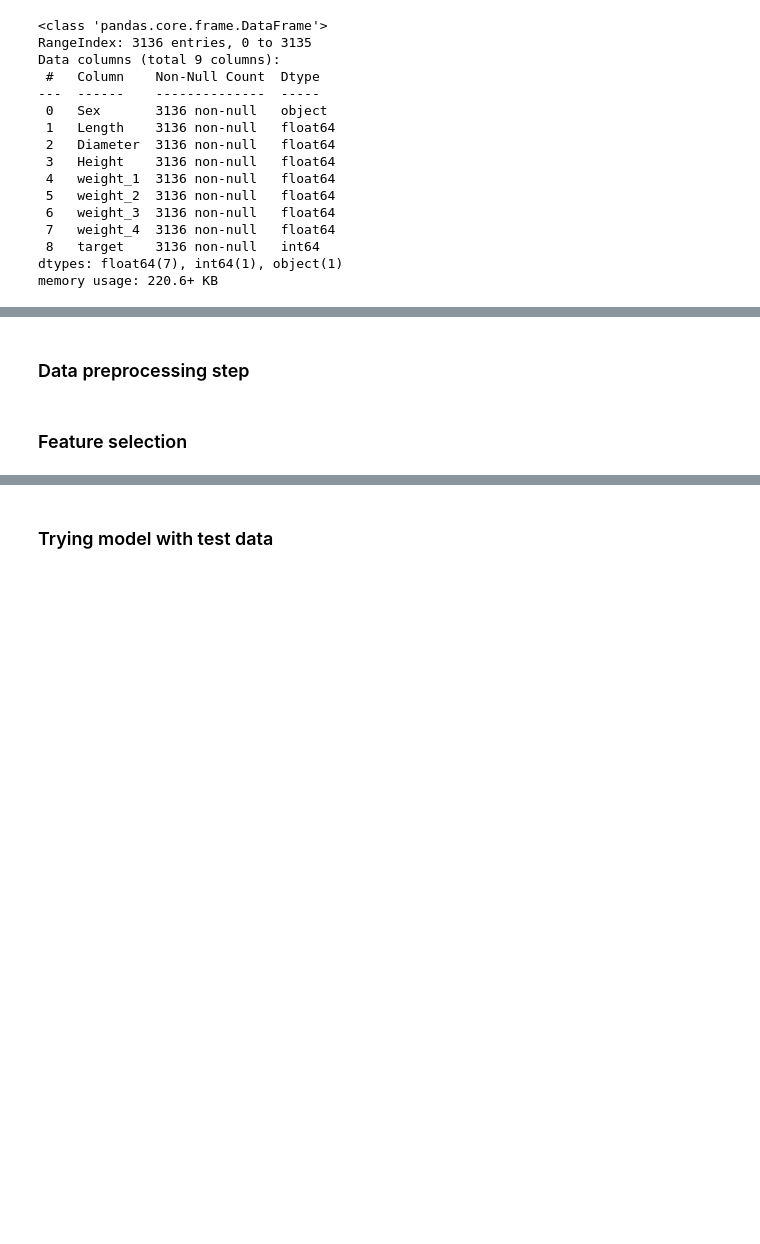
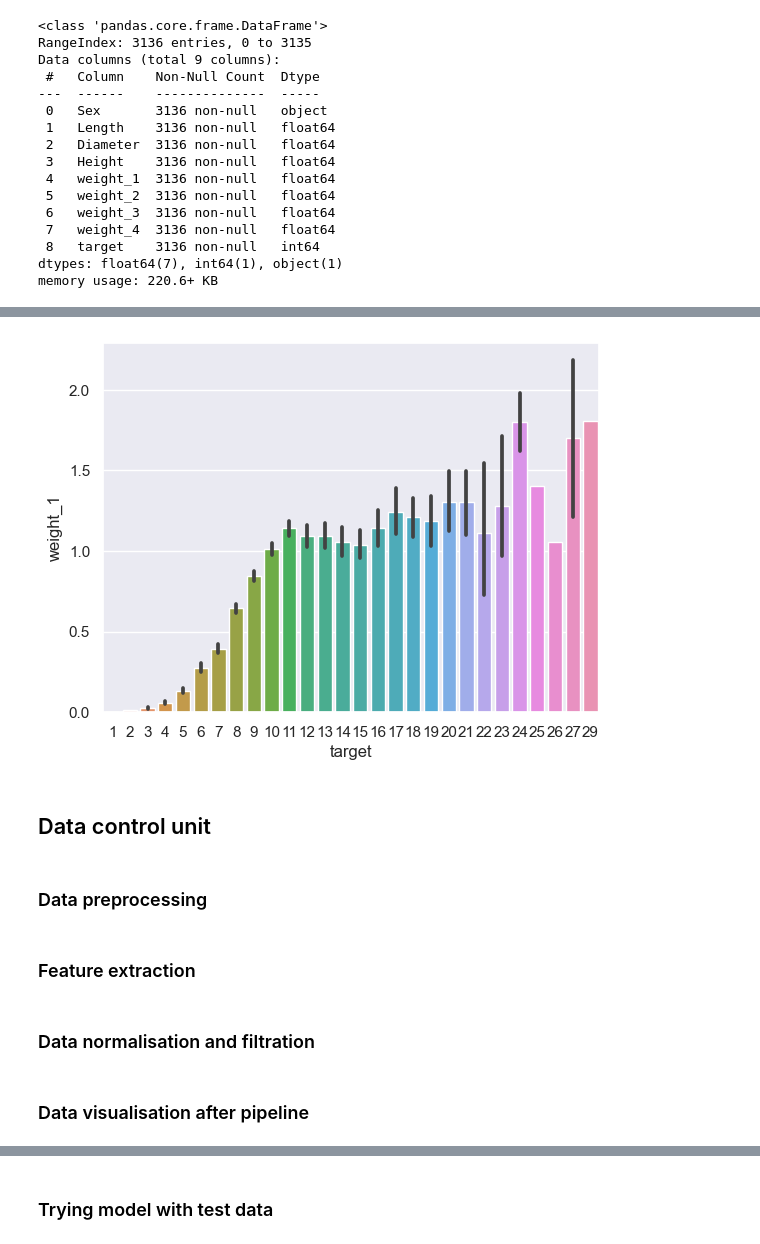
Before and after one commit to danorel/kma-ml-1, a Jupyter notebook: humanity.ipynb, the cells around one changed output, grey strips where cells are left out. Drawn from its saved outputs; the diff is of its cells as text; code cells hidden in the pictures; blank space fills up the shorter version.

```diff
--- a/humanity.ipynb
+++ b/humanity.ipynb
@@ -67,0 +84,7 @@ memory usage: 220.6+ KB
+# %%
+if USE_BARPLOTS:
+    sns.barplot(x=df['target'], y=df['weight_1']);
+# %% [output]
+[figure, added]
+# %% [markdown]
+## Data control unit
@@ -68,4 +95,4 @@ memory usage: 220.6+ KB
 # %% [markdown]
-### Data preprocessing step
+### Data preprocessing
 # %%
 df = pd.get_dummies(df, columns=["Sex"])
@@ -73,3 +99,3 @@ df = df[(np.abs(stats.zscore(df)) < 3).all(axis=1)]
 # %% [markdown]
-### Feature selection
+### Feature extraction
 # %%
@@ -77,0 +107,2 @@ df.drop(['Length', 'Diameter', 'Height'], axis=1, inplace=True)
+# %% [markdown]
+### Data normalisation and filtration
@@ -77,0 +121,2 @@ df.drop(['Length', 'Diameter', 'Height'], axis=1, inplace=True)
+# %% [markdown]
+### Data visualisation after pipeline
```
Also changed, not shown: parts of 19 cells of this notebook, 4 other files.
